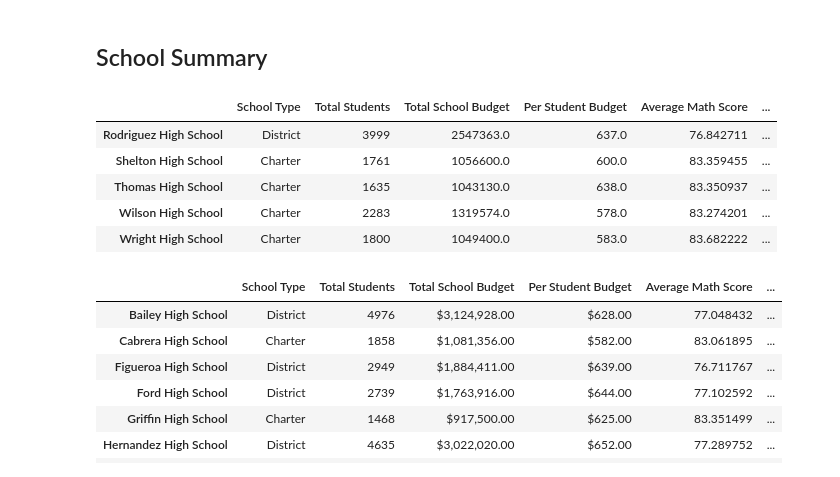
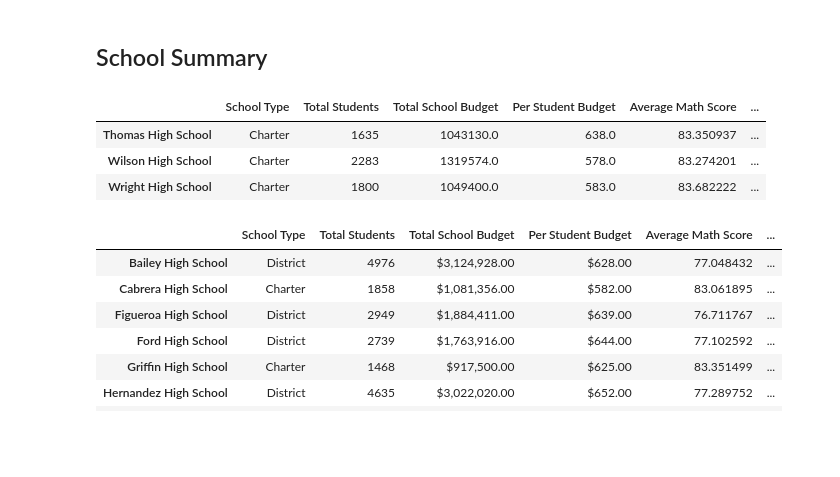
Before and after one commit to vandenesserm/School_District_Analysis, a Jupyter notebook: PyCitySchools_Challenge.ipynb, the cells around one changed output. Drawn from its saved outputs; the diff is of its cells as text; code cells hidden in the pictures; blank space fills up the shorter version.

```diff
--- a/PyCitySchools_Challenge.ipynb
+++ b/PyCitySchools_Challenge.ipynb
@@ -215,22 +215,20 @@ per_overall_passing_percentage = per_passing_math_reading / per_school_counts *
 # %%
 # Create the DataFrame
 per_school_summary_df = pd.DataFrame({
     "School Type": per_school_types,
     "Total Students": per_school_counts,
     "Total School Budget": per_school_budget,
     "Per Student Budget": per_school_capita,
     "Average Math Score": per_school_math,
     "Average Reading Score": per_school_reading,
     "% Passing Math": per_school_passing_math,
     "% Passing Reading": per_school_passing_reading,
     "% Overall Passing": per_overall_passing_percentage})
 
 
-per_school_summary_df.tail(5)
+per_school_summary_df.tail(3)
 # %% [output]
 |  | School Type | Total Students | Total School Budget | Per Student Budget | Average Math Score | ... |
-| Rodriguez High School | District | 3999 | 2547363.0 | 637.0 | 76.842711 | ... |
-| Shelton High School | Charter | 1761 | 1056600.0 | 600.0 | 83.359455 | ... |
 | Thomas High School | Charter | 1635 | 1043130.0 | 638.0 | 83.350937 | ... |
 | Wilson High School | Charter | 2283 | 1319574.0 | 578.0 | 83.274201 | ... |
 | Wright High School | Charter | 1800 | 1049400.0 | 583.0 | 83.682222 | ... |
```
Also changed, not shown: 7 other files.
